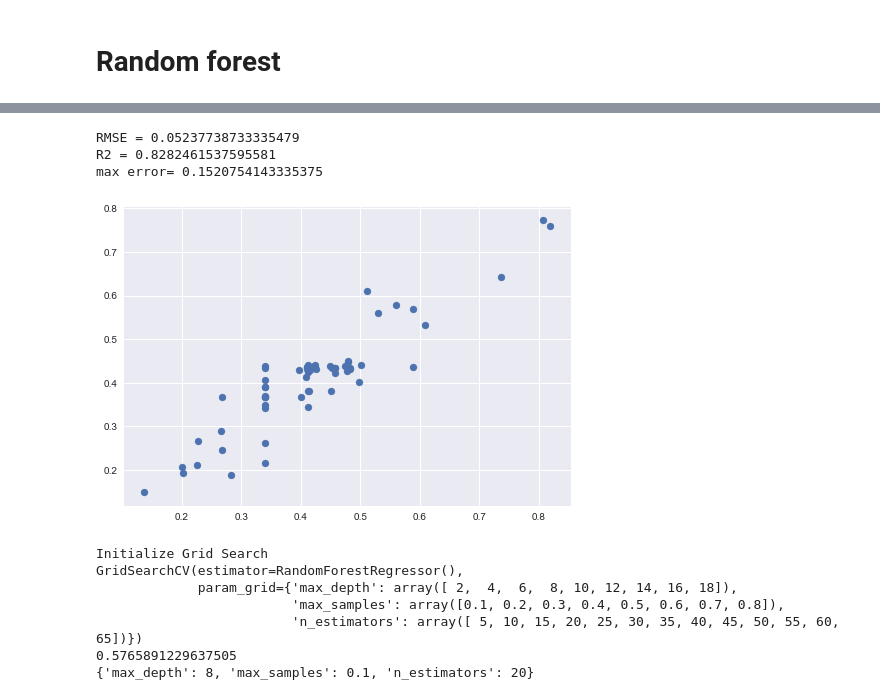
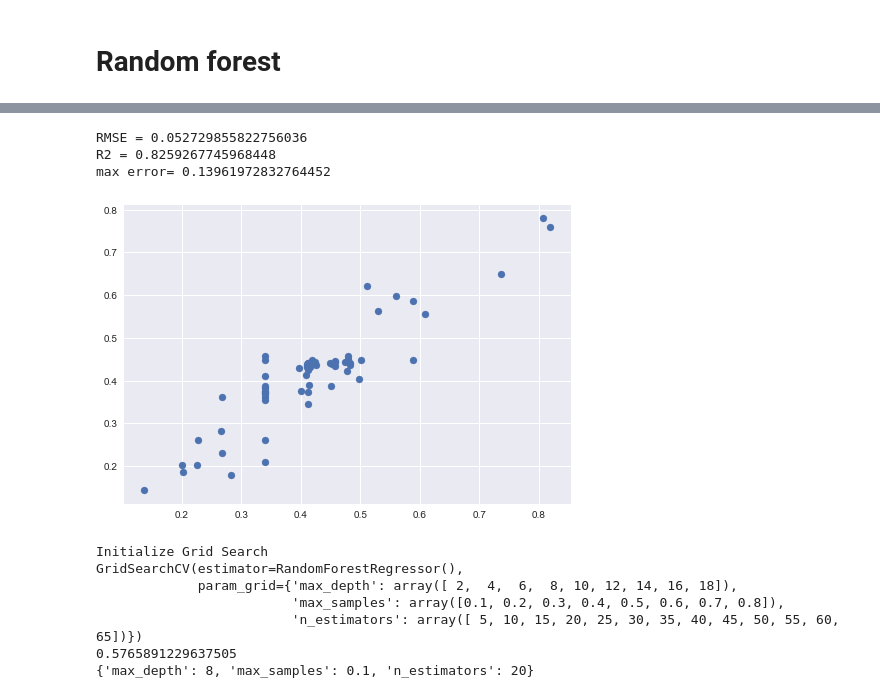
Before and after one commit to sechava4/monitoreogrid, a Jupyter notebook: app/Develops/Consumption_estimation_Journal/Model_generation_notebook.ipynb, the cells around one changed output, grey strips where cells are left out. Cells and saved outputs as stored; diff of their text form; code cells hidden in the pictures.

```diff
--- a/app/Develops/Consumption_estimation_Journal/Model_generation_notebook.ipynb
+++ b/app/Develops/Consumption_estimation_Journal/Model_generation_notebook.ipynb
@@ -579,6 +579,9 @@ features['highway_enc'] = le.fit_transform(features['highway'])
 features['slope_cat'] = pd.cut(features["slope"], np.arange(-10,10.1,5) )
 features['slope_cat'] = features['slope_cat'].astype('string')
 
+# Wh/km
+features['consumption_per_km'] = features['consumption_per_km']*1000
+
 print('equal to 0 =',len(features[features['consumption'] == 0]))
 print('different from 0 =', len(features[features['consumption'] != 0]))
 
@@ -872,8 +872,6 @@ train_scaled = pd.DataFrame(scaler.transform(train_cons[selected_ft.columns]), c
 
 train_lm_scaled = pd.DataFrame(scaler_lm.transform(train_cons[model_ft.columns]), columns=model_ft.columns)
 train_lm_scaled['consumption_per_km'] = train_scaled['consumption_per_km']
-# %%
-train_cons['consumption_per_km'] = train_cons['consumption_per_km']*1000
 # %% [markdown]
 # Linear Model
 # %%
@@ -1046,26 +1059,26 @@ max error= 179.7118948571286
 # %%
 X = train_lm_scaled[['mean_max_power_usr', 'mean_soc','mean_speed', 'slope']].values
 y = train_lm_scaled['consumption_per_km'].values
 
 # Step 1
 # n_estimators=[,,,,,], max_depth=[,,,,,,]
 
 # Curva de aprendizaje
 # Variar train size
 
 # Curva de complejidad
 # x cada uno de los parámetros max_depth': 110, 'max_samples': 0.2, 'n_estimators': 45}
-randF_regr = RandomForestRegressor(n_estimators=53, max_depth=4,
+randF_regr = RandomForestRegressor(n_estimators=50, max_depth=8,
                                    random_state=0,max_features='auto' , criterion='mse', max_samples = 0.1)
 
 randF_regr.fit(X, y)
 y_pred = randF_regr.predict(test_scaled[['mean_max_power_usr', 'mean_soc', 'mean_speed', 'slope']].values)
 model_evaluation(y_test, y_pred)
 # %% [output]
-RMSE = 0.05237738733335479
-R2 = 0.8282461537595581
-max error= 0.1520754143335375
+RMSE = 0.052729855822756036
+R2 = 0.8259267745968448
+max error= 0.13961972832764452
-[figure, old version]
+[figure, new version]
 # %%
 from sklearn.model_selection import GridSearchCV, RandomizedSearchCV
 print("Initialize Grid Search")
```
Also changed, not shown: parts of 19 cells of this notebook, 11 other files.
